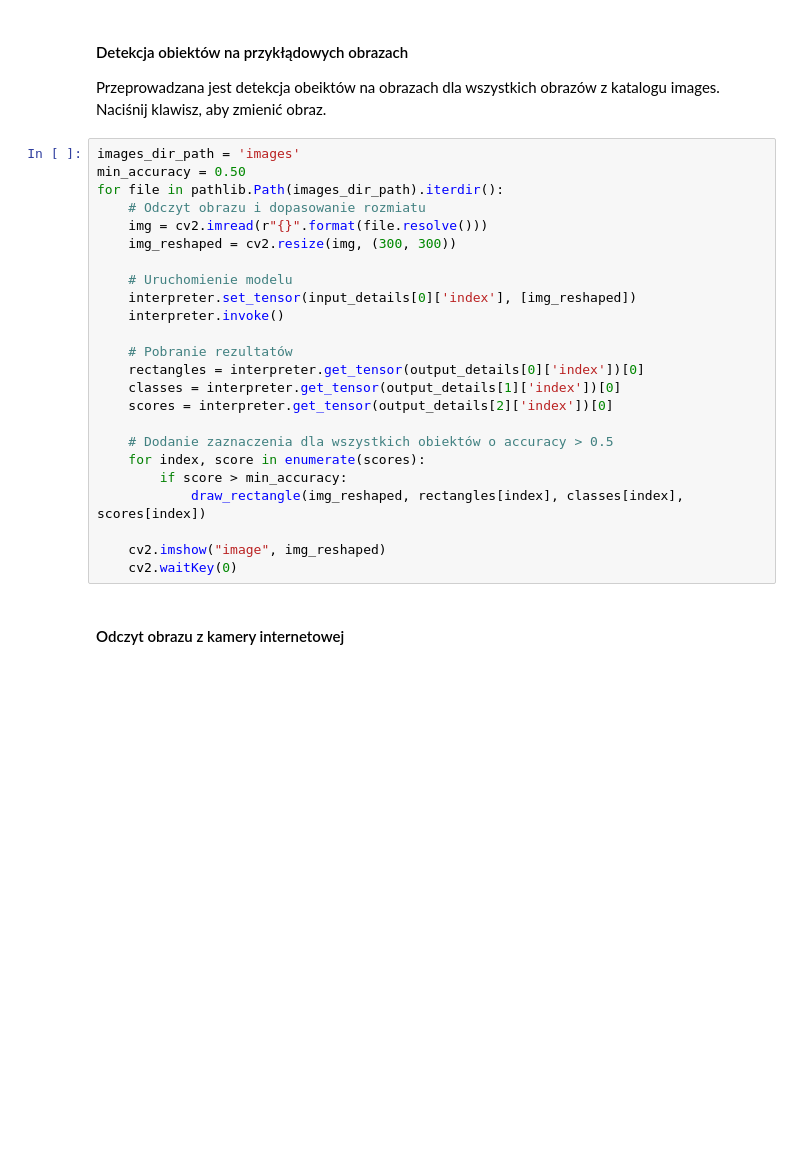
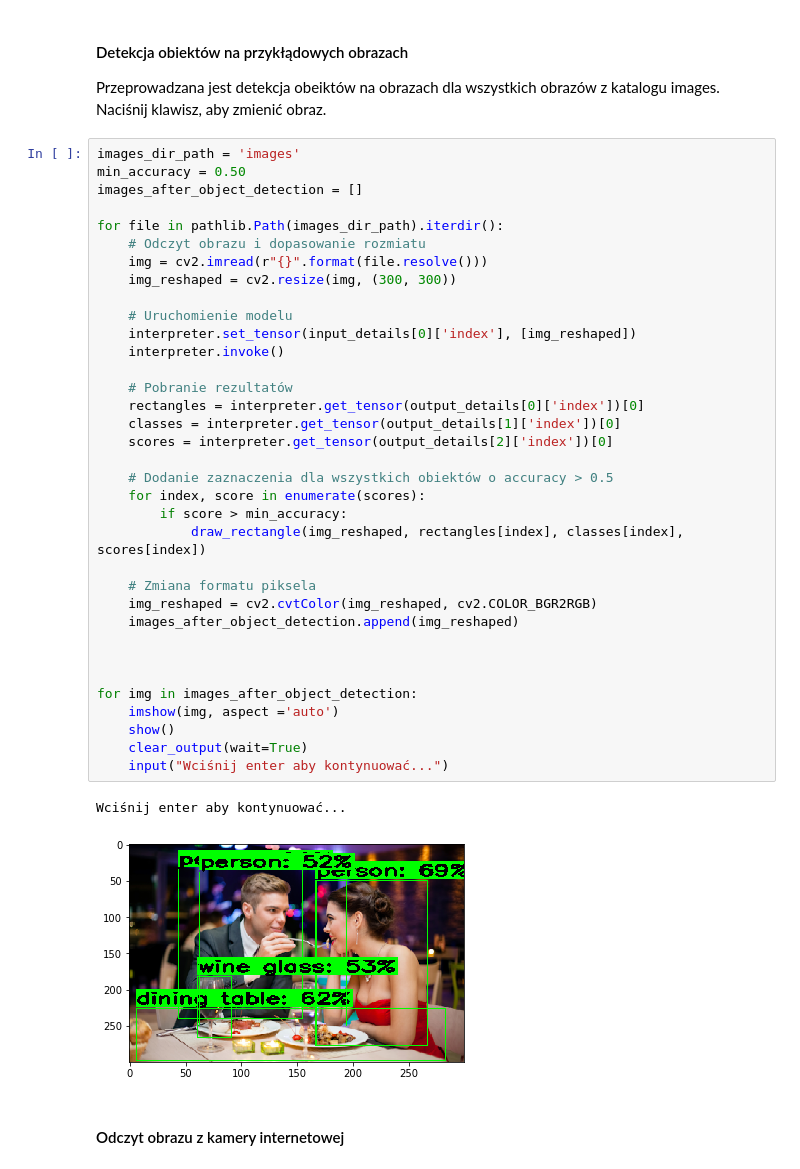
Before and after one commit to ra-v97/ml-aided-video-processing, a Jupyter notebook: object-detection/object_detection_with_tensor_flow_lite.ipynb, the cells around one changed output. Drawn from its saved outputs; the diff is of its cells as text; blank space fills up the shorter version.

```diff
--- a/object-detection/object_detection_with_tensor_flow_lite.ipynb
+++ b/object-detection/object_detection_with_tensor_flow_lite.ipynb
@@ -211,27 +211,41 @@ Przeprowadzana jest detekcja obeiktów na obrazach dla wszystkich obrazów z kat
 # %%
 images_dir_path = 'images'
 min_accuracy = 0.50
+images_after_object_detection = []
+
 for file in pathlib.Path(images_dir_path).iterdir():
     # Odczyt obrazu i dopasowanie rozmiatu
     img = cv2.imread(r"{}".format(file.resolve()))
     img_reshaped = cv2.resize(img, (300, 300))
 
     # Uruchomienie modelu
     interpreter.set_tensor(input_details[0]['index'], [img_reshaped])
     interpreter.invoke()
 
     # Pobranie rezultatów
     rectangles = interpreter.get_tensor(output_details[0]['index'])[0]
     classes = interpreter.get_tensor(output_details[1]['index'])[0]
     scores = interpreter.get_tensor(output_details[2]['index'])[0]
 
     # Dodanie zaznaczenia dla wszystkich obiektów o accuracy > 0.5
     for index, score in enumerate(scores):
         if score > min_accuracy:
             draw_rectangle(img_reshaped, rectangles[index], classes[index], scores[index])
 
-    cv2.imshow("image", img_reshaped)
-    cv2.waitKey(0)
+    # Zmiana formatu piksela
+    img_reshaped = cv2.cvtColor(img_reshaped, cv2.COLOR_BGR2RGB)
+    images_after_object_detection.append(img_reshaped)
+
+
+
+for img in images_after_object_detection:
+    imshow(img, aspect ='auto')
+    show()
+    clear_output(wait=True)
+    input("Wciśnij enter aby kontynuować...")
+# %% [output]
+Wciśnij enter aby kontynuować...
+[figure, added]
 # %% [markdown]
 #### Odczyt obrazu z kamery internetowej
 # %%
```
Also changed, not shown: parts of 1 cell of this notebook.
